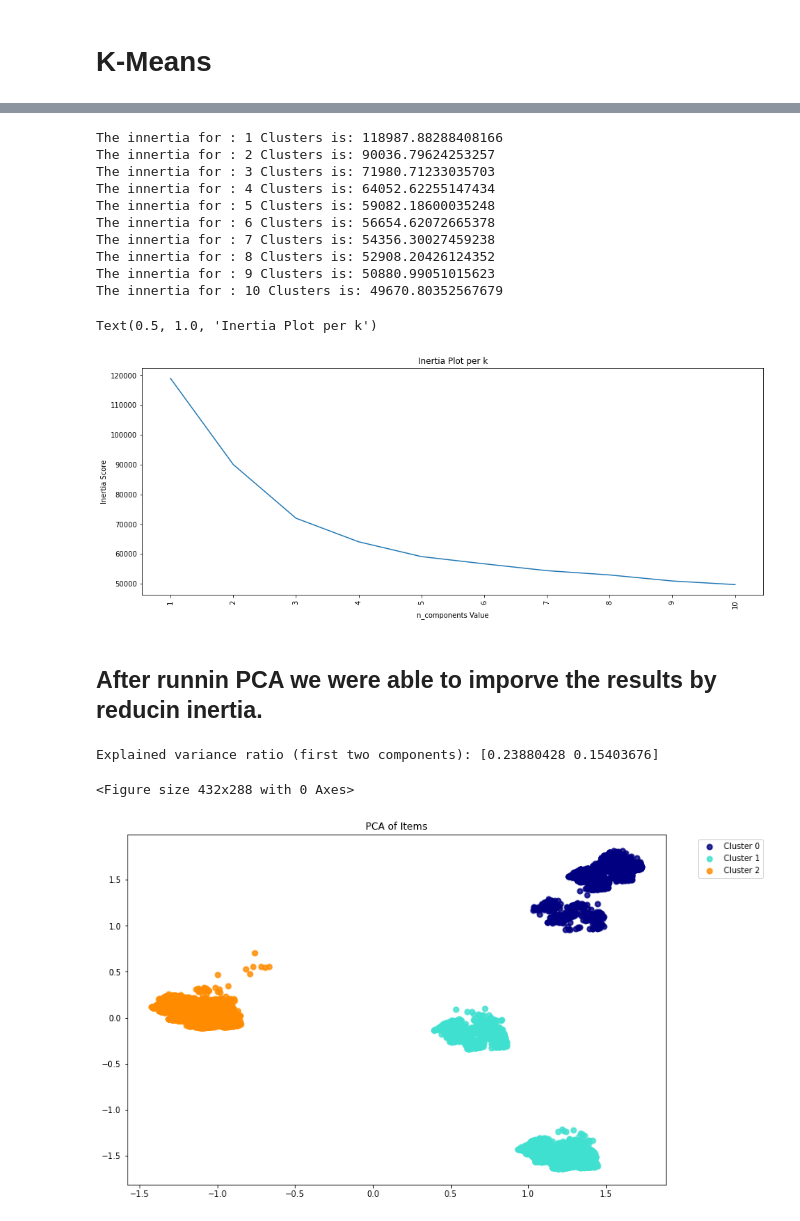
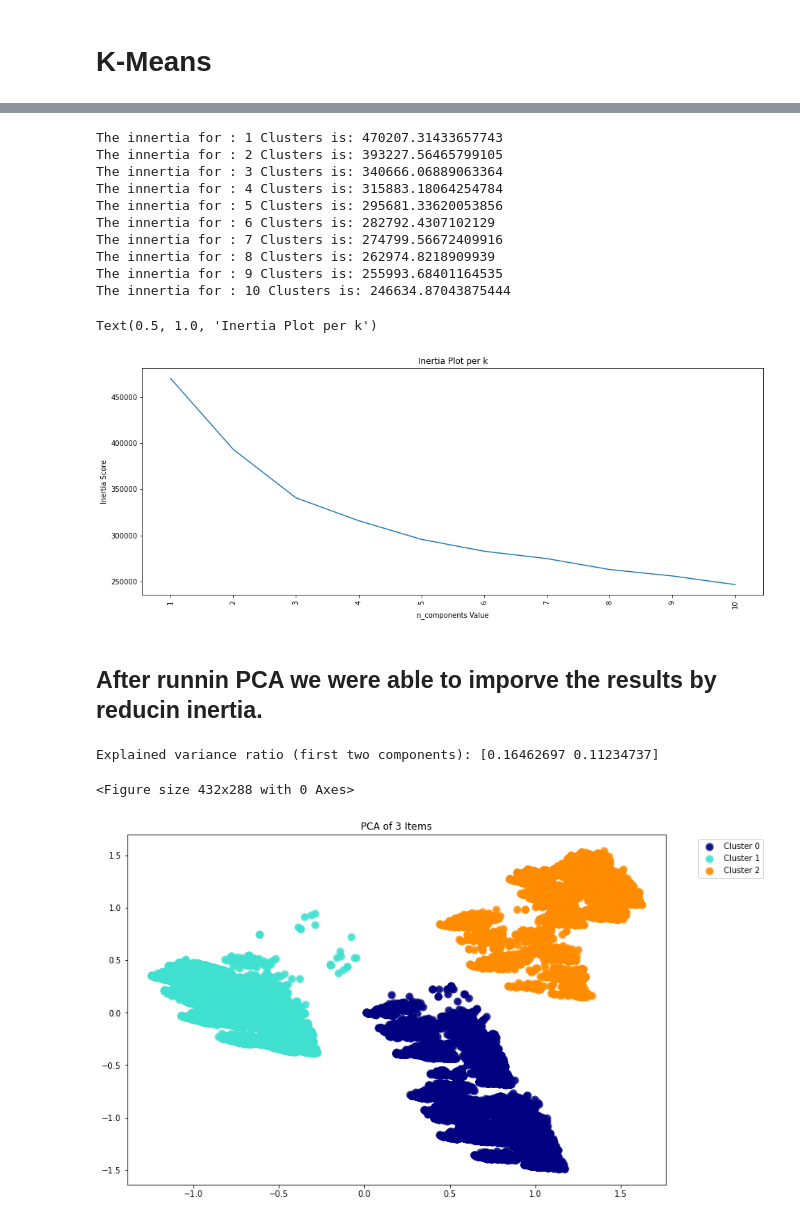
Before and after one commit to crashinabhi/Customer_Churn_project, a Jupyter notebook: Machiene_learning_final_final.ipynb, the cells around one changed output, grey strips where cells are left out. Cells and saved outputs as stored; diff of their text form; code cells hidden in the pictures.

```diff
--- a/Machiene_learning_final_final.ipynb
+++ b/Machiene_learning_final_final.ipynb
@@ -537,7 +572,7 @@ k = list(range(1, 11))
 # Looking for the best K
 for i in k:
     km = KMeans(n_clusters=i, random_state=15)
-    km=km.fit(X)
+    km=km.fit(X_scaled)
     u=km.inertia_
     inertia.append(u)
     print("The innertia for :", i, "Clusters is:", u)
@@ -564,15 +599,10 @@ df_elbow.hvplot.line(x="k", y="inertia", title="Elbow Curve", xticks=k)
 model = KMeans(n_clusters=4, random_state=15)
 
 # Fit the model
-model.fit(X)
+model.fit(X_scaled)
 
 #Model labels
 model.labels_
 
 # Predict clusters
-predictions = model.predict(X)
-
-# Create return DataFrame with predicted clusters
-df_y = pd.DataFrame(predictions, columns=['Cluster'])
-combined = customer_churn_dummies.join(df_y, how='inner')
-combined.head()
+predictions = model.predict(X_scaled)
@@ -587,6 +609,5 @@ combined.head()
 # %%
 #Calculating the count of customers per cluster
-predictions=model.predict(X_train)
 unique,counts=np.unique(predictions, return_counts=True)
 counts=counts.reshape(1,4)
 
@@ -606,8 +627,7 @@ y_num = predictions
 target_names = ["Cluster 0","Cluster 1","Cluster 2","Cluster 3"]
 
 pca = PCA(n_components=2, random_state = 15)
-X_r = pca.fit(X).transform(X)
-
+X_r = pca.fit(X_scaled).transform(X_scaled)
 
 # Percentage of variance explained for each components
 print('Explained variance ratio (first two components): %s' % str(pca.explained_variance_ratio_))
@@ -616,14 +636,13 @@ print('Explained variance ratio (first two components): %s' % str(pca.explained_
 plt.figure()
 plt.figure(figsize=(12,8))
 colors = ['navy', 'turquoise', 'darkorange', 'red', 'black']
-lw = 2
-
+lw = 4
 
 for color, i, target_name in zip(colors, [0, 1, 2, 3, 4], target_names):
     plt.scatter(X_r[y_num == i, 0], X_r[y_num == i, 1], color=color, alpha=.8, lw=lw,label=target_name)
 
 plt.legend(loc='best', shadow=False, scatterpoints=1)
-plt.legend(bbox_to_anchor=(1.05, 1), loc=2, borderaxespad=0.6)
-plt.title('PCA of 2 Items')
+plt.legend(bbox_to_anchor=(1.05, 1), loc=4, borderaxespad=0.6)
+plt.title('PCA of 4 Items')
 plt.show()
 # %% [output]
@@ -688,7 +707,7 @@ Variance explain with 41 n_compononets:  6.239745783923519
 # Running PCA again
 
 pca = PCA(n_components=35, random_state = 15)
-X_r = pca.fit(X).transform(X)
+X_r = pca.fit(X_scaled).transform(X_scaled)
 
 inertia = []
 
@@ -712,63 +731,63 @@ plt.xlabel('n_components Value')
 plt.ylabel('Inertia Score')
 plt.title("Inertia Plot per k")
 # %% [output]
-The innertia for : 1 Clusters is: 118987.88288408166
-The innertia for : 2 Clusters is: 90036.79624253257
-The innertia for : 3 Clusters is: 71980.71233035703
-The innertia for : 4 Clusters is: 64052.62255147434
-The innertia for : 5 Clusters is: 59082.18600035248
-The innertia for : 6 Clusters is: 56654.62072665378
-The innertia for : 7 Clusters is: 54356.30027459238
-The innertia for : 8 Clusters is: 52908.20426124352
-The innertia for : 9 Clusters is: 50880.99051015623
-The innertia for : 10 Clusters is: 49670.80352567679
+The innertia for : 1 Clusters is: 470207.31433657743
+The innertia for : 2 Clusters is: 393227.56465799105
+The innertia for : 3 Clusters is: 340666.06889063364
+The innertia for : 4 Clusters is: 315883.18064254784
+The innertia for : 5 Clusters is: 295681.33620053856
+The innertia for : 6 Clusters is: 282792.4307102129
+The innertia for : 7 Clusters is: 274799.56672409916
+The innertia for : 8 Clusters is: 262974.8218909939
+The innertia for : 9 Clusters is: 255993.68401164535
+The innertia for : 10 Clusters is: 246634.87043875444
 Text(0.5, 1.0, 'Inertia Plot per k')
-[figure, old version]
+[figure, new version]
 # %% [markdown]
 ## After runnin PCA we were able to imporve the results by reducin inertia.
 # %%
 # Running K means on 3 clusters
 
 kmeans = KMeans(n_clusters=3, random_state=15)
-kmeans = kmeans.fit(X_train)
+kmeans = kmeans.fit(X_scaled)
 
-predictions = kmeans.predict(X_train)
+predictions = kmeans.predict(X_scaled)
 
 # Running PCA to Visualize the data
 
 from sklearn.decomposition import PCA
 from sklearn.discriminant_analysis import LinearDiscriminantAnalysis
 
 X = X_train
 y_num = predictions
 
 target_names = ["Cluster 0","Cluster 1","Cluster 2"]
 
 pca = PCA(n_components=2, random_state = 15)
-X_r = pca.fit(X).transform(X)
+X_r = pca.fit(X_scaled).transform(X_scaled)
 
 
 # Percentage of variance explained for each components
 print('Explained variance ratio (first two components): %s' % str(pca.explained_variance_ratio_))
 
 # Plotting the data
 plt.figure()
 plt.figure(figsize=(12,8))
 colors = ['navy', 'turquoise', 'darkorange', 'red', 'black']
-lw = 2
+lw = 4
 
 
 for color, i, target_name in zip(colors, [0, 1, 2, 3, 4], target_names):
     plt.scatter(X_r[y_num == i, 0], X_r[y_num == i, 1], color=color, alpha=.8, lw=lw,label=target_name)
 
 plt.legend(loc='best', shadow=False, scatterpoints=1)
 plt.legend(bbox_to_anchor=(1.05, 1), loc=2, borderaxespad=0.6)
-plt.title('PCA of Items')
+plt.title('PCA of 3 Items')
 plt.show()
 # %% [output]
-Explained variance ratio (first two components): [0.23880428 0.15403676]
+Explained variance ratio (first two components): [0.16462697 0.11234737]
 <Figure size 432x288 with 0 Axes>
-[figure, old version]
+[figure, new version]
 # %%
 #Running PCA with 35 PC
 pca = PCA(n_components=35, random_state = 15)
```
Also changed, not shown: parts of 36 cells of this notebook.
